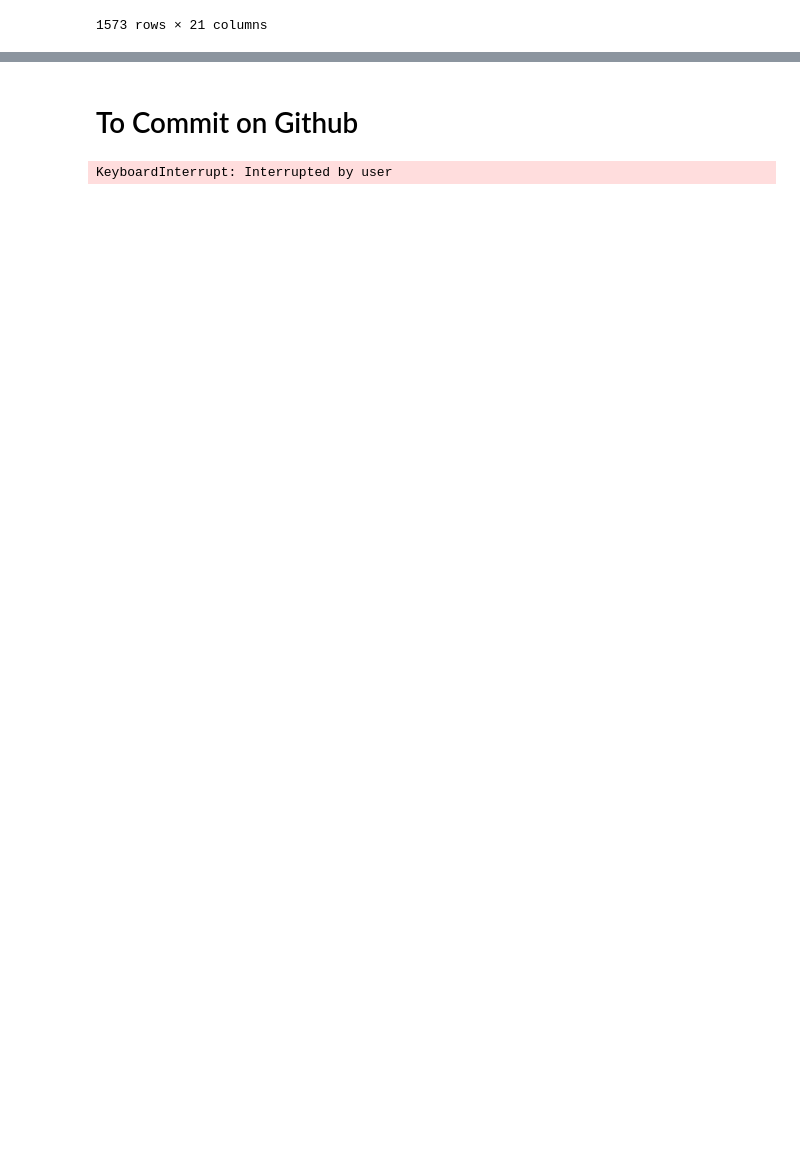
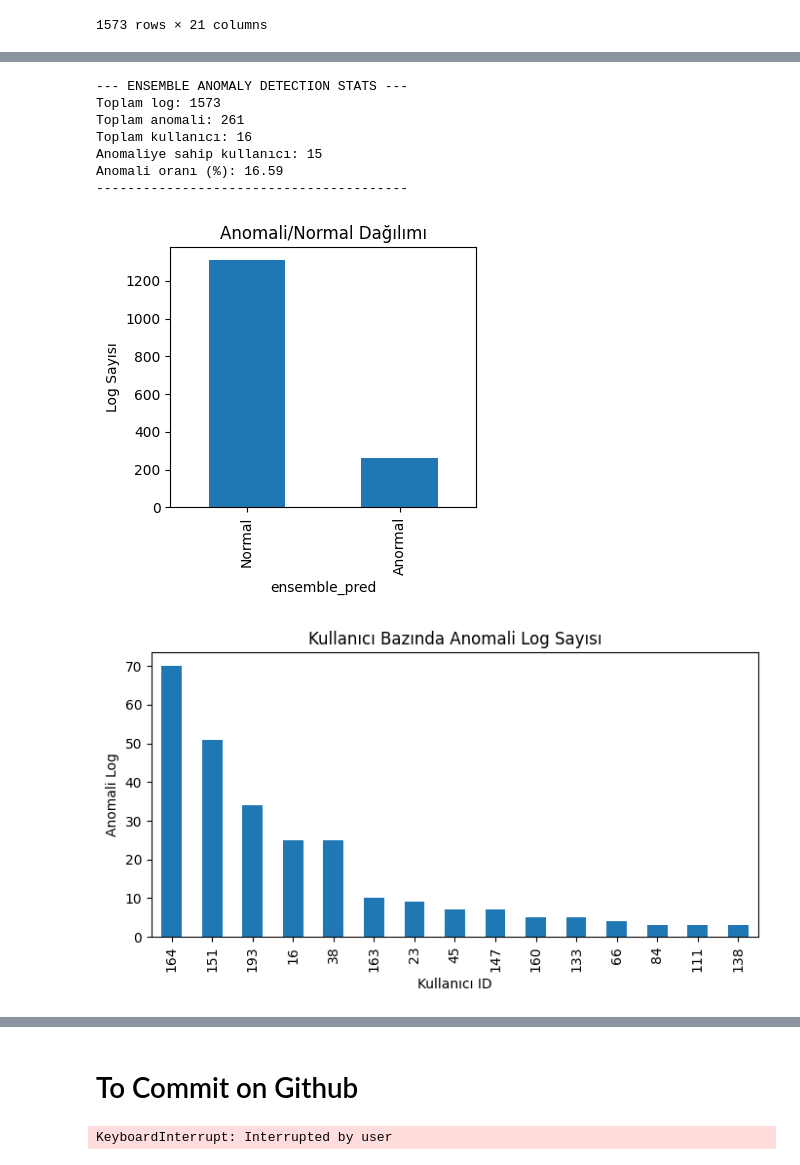
Before and after one commit to sabisay/AnomalyDetectionOnLogData, a Jupyter notebook: Abnormal_User_Behaviour_Detection.ipynb, the cells around one changed output, grey strips where cells are left out. Cells and saved outputs as stored; diff of their text form; code cells hidden in the pictures; blank space fills up the shorter version.

```diff
--- a/Abnormal_User_Behaviour_Detection.ipynb
+++ b/Abnormal_User_Behaviour_Detection.ipynb
@@ -418,0 +520,2 @@ df_cv_anomalous.to_csv("df_cv_anomalous.csv", index=False)
+# %%
+results = run_ensemble_for_all(df_cv_anomalous, df_cv, iso_model, svm_model, scaler, features, user_id_col, 0.1)
@@ -418,0 +536,53 @@ df_cv_anomalous.to_csv("df_cv_anomalous.csv", index=False)
+# %%
+def print_ensemble_stats(stats):
+    print("--- ENSEMBLE ANOMALY DETECTION STATS ---")
+    for k, v in stats.items():
+        print(f"{k}: {v}")
+    print("----------------------------------------")
+# %%
+def plot_anomaly_distribution(results_df, user_id_col="UserID"):
+    # Anomaly vs Normal
+    plt.figure(figsize=(4, 4))
+    counts = results_df['ensemble_pred'].map({-1: 'Anormal', 1: 'Normal'}).value_counts()
+    counts.plot(kind='bar')
+    plt.title('Anomali/Normal Dağılımı')
+    plt.ylabel('Log Sayısı')
+    plt.tight_layout()
+    plt.show()
+
+    # User-based anomaly count
+    plt.figure(figsize=(7, 4))
+    anomaly_counts = results_df[results_df['ensemble_pred'] == -1][user_id_col].value_counts()
+    anomaly_counts.plot(kind='bar')
+    plt.title('Kullanıcı Bazında Anomali Log Sayısı')
+    plt.ylabel('Anomali Log')
+    plt.xlabel('Kullanıcı ID')
+    plt.tight_layout()
+    plt.show()
+# %%
+def plot_score_histograms(results_df):
+    plt.figure(figsize=(7, 4))
+    plt.hist(results_df['iso_score'], bins=30, alpha=0.7, label='IsolationForest')
+    plt.hist(results_df['svm_score'], bins=30, alpha=0.7, label='OneClassSVM')
+    plt.hist(results_df['ensemble_score'], bins=30, alpha=0.7, label='Ensemble')
+    plt.legend()
+    plt.title('Skorların Histogramı')
+    plt.xlabel('Skor')
+    plt.ylabel('Frekans')
+    plt.tight_layout()
+    plt.show()
+# %%
+stats = get_ensemble_stats(results, user_id_col)
+print_ensemble_stats(stats)
+plot_anomaly_distribution(results, user_id_col)
+plot_score_histograms(results)
+# %% [output]
+--- ENSEMBLE ANOMALY DETECTION STATS ---
+Toplam log: 1573
+Toplam anomali: 261
+Toplam kullanıcı: 16
+Anomaliye sahip kullanıcı: 15
+Anomali oranı (%): 16.59
+----------------------------------------
+[figure, added]
+[figure, added]
```
Also changed, not shown: parts of 21 cells of this notebook.
